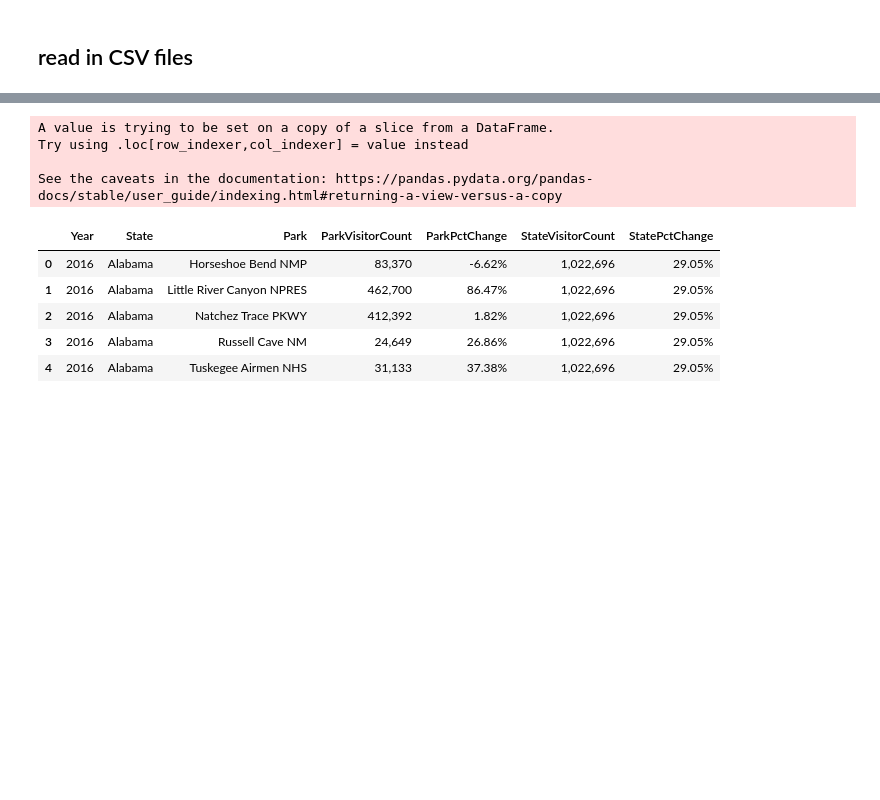
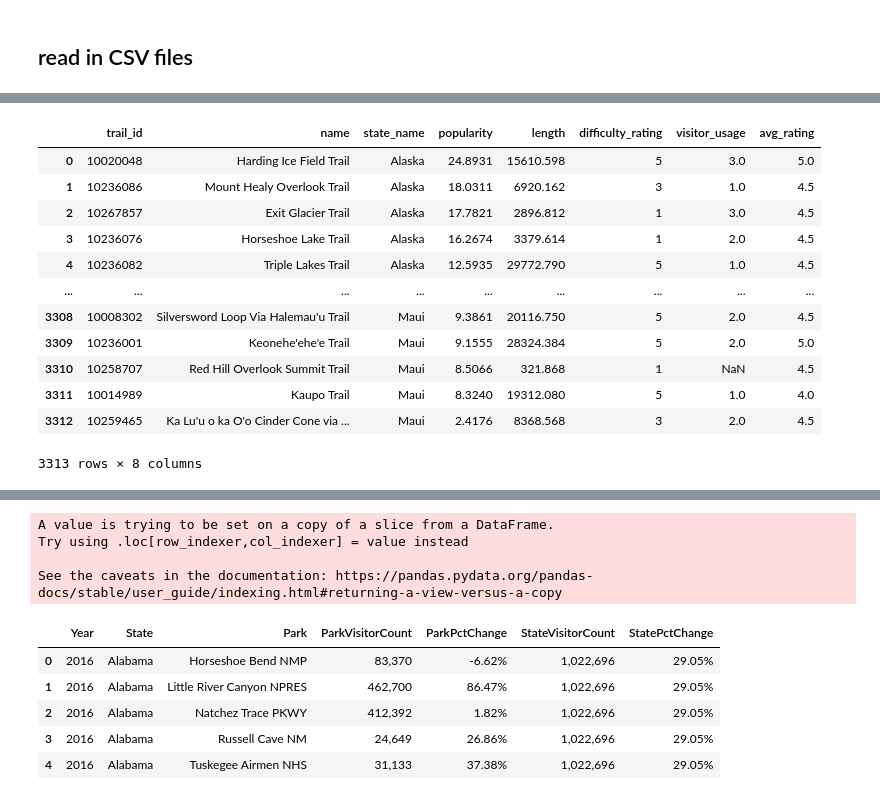
Before and after one commit to njmorr/Exploring-National-Parks, a Jupyter notebook: NationalParkData.ipynb, the cells around one changed output, grey strips where cells are left out. Cells and saved outputs as stored; diff of their text form; code cells hidden in the pictures; blank space fills up the shorter version.

```diff
--- a/NationalParkData.ipynb
+++ b/NationalParkData.ipynb
@@ -19 +34,18 @@ year_2010 = pd.read_csv(f"{csv_path}2010.csv", low_memory=False)
+# %%
+df_trails = df_trails[["trail_id", "name", "state_name", "popularity", "length", "difficulty_rating", "visitor_usage", "avg_rating"]]
+df_trails
+# %% [output]
+|  | trail_id | name | state_name | popularity | length | difficulty_rating | visitor_usage | avg_rating |
+| 0 | 10020048 | Harding Ice Field Trail | Alaska | 24.8931 | 15610.598 | 5 | 3.0 | 5.0 |
+| 1 | 10236086 | Mount Healy Overlook Trail | Alaska | 18.0311 | 6920.162 | 3 | 1.0 | 4.5 |
+| 2 | 10267857 | Exit Glacier Trail | Alaska | 17.7821 | 2896.812 | 1 | 3.0 | 4.5 |
+| 3 | 10236076 | Horseshoe Lake Trail | Alaska | 16.2674 | 3379.614 | 1 | 2.0 | 4.5 |
+| 4 | 10236082 | Triple Lakes Trail | Alaska | 12.5935 | 29772.790 | 5 | 1.0 | 4.5 |
+| ... | ... | ... | ... | ... | ... | ... | ... | ... |
+| 3308 | 10008302 | Silversword Loop Via Halemau'u Trail | Maui | 9.3861 | 20116.750 | 5 | 2.0 | 4.5 |
+| 3309 | 10236001 | Keonehe'ehe'e Trail | Maui | 9.1555 | 28324.384 | 5 | 2.0 | 5.0 |
+| 3310 | 10258707 | Red Hill Overlook Summit Trail | Maui | 8.5066 | 321.868 | 1 | NaN | 4.5 |
+| 3311 | 10014989 | Kaupo Trail | Maui | 8.3240 | 19312.080 | 5 | 1.0 | 4.0 |
+| 3312 | 10259465 | Ka Lu'u o ka O'o Cinder Cone via ... | Maui | 2.4176 | 8368.568 | 3 | 2.0 | 4.5 |
+3313 rows × 8 columns
 # %%
```
Also changed, not shown: parts of 18 cells of this notebook, 4 other files.
